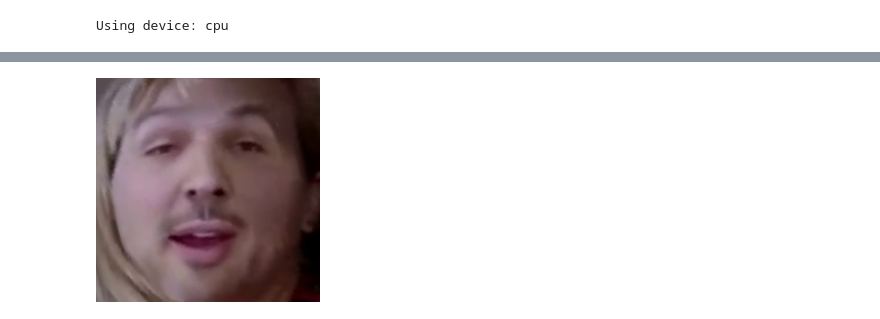
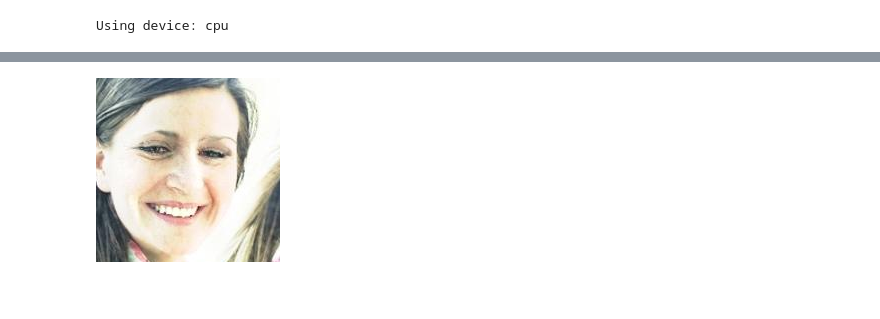
Before and after one commit to JinxYi/deepfake-detection, a Jupyter notebook: playground/experiments/early_fusion_resnet/best_model.ipynb, the cells around one changed output, grey strips where cells are left out. Cells and saved outputs as stored; diff of their text form; code cells hidden in the pictures; blank space fills up the shorter version.

Commit message:
feat: added face crop preprocessing before model prediction

```diff
--- a/playground/experiments/early_fusion_resnet/best_model.ipynb
+++ b/playground/experiments/early_fusion_resnet/best_model.ipynb
@@ -61,6 +61,11 @@ Drive already mounted at /content/drive/; to attempt to forcibly remount, call d
 import config
 import numpy as np
 from PIL import Image
+import cv2
+
+face_cascade = cv2.CascadeClassifier(
+    cv2.data.haarcascades + 'haarcascade_frontalface_default.xml'
+)
 # %%
 # pytorch
 import torch
@@ -119,17 +174,33 @@ ResNetClassifier(
 # Get your transformation function
 dwt_rgb_transforms = get_fused_transform()
 
-# Load a new image and apply the transformations
-new_image = Image.open("analysis/samples/fake/5.png")
+# Load a new image as PIL Image
+new_image_pil = Image.open("samples/fake_4.jpg")
 
-transformed_input = dwt_rgb_transforms['test'](new_image)
+# Convert PIL Image (RGB) to NumPy array (BGR) for OpenCV
+new_image_np_rgb = np.array(new_image_pil)
+new_image_np_bgr = cv2.cvtColor(new_image_np_rgb, cv2.COLOR_RGB2BGR)
+
+# Process the image: get cropped face as NumPy array (BGR)
+cropped_face_np_bgr = get_cropped_face(new_image_np_bgr)
+
+# Check if face was detected
+if cropped_face_np_bgr is None:
+    # Handle the case where no face was found
+    raise ValueError("No face detected in the image.")
+
+# Convert the cropped NumPy array (BGR) back to PIL Image (RGB) for torchvision transforms
+cropped_face_pil_rgb = Image.fromarray(cv2.cvtColor(cropped_face_np_bgr, cv2.COLOR_BGR2RGB))
+
+# Apply the transformations
+transformed_input = dwt_rgb_transforms['test'](cropped_face_pil_rgb)
 
 # Add a batch dimension and move to the appropriate device
 input_tensor = transformed_input.unsqueeze(0).to(device)
 # %%
-new_image
+cropped_face_pil_rgb
 # %% [output]
-[figure, old version]
+[figure, new version]
 # %%
 with torch.no_grad(): # Disable gradient calculations for faster inference
     output = deepfake_detector(input_tensor)
```
Also changed, not shown: parts of 2 cells of this notebook, 3 other files.
